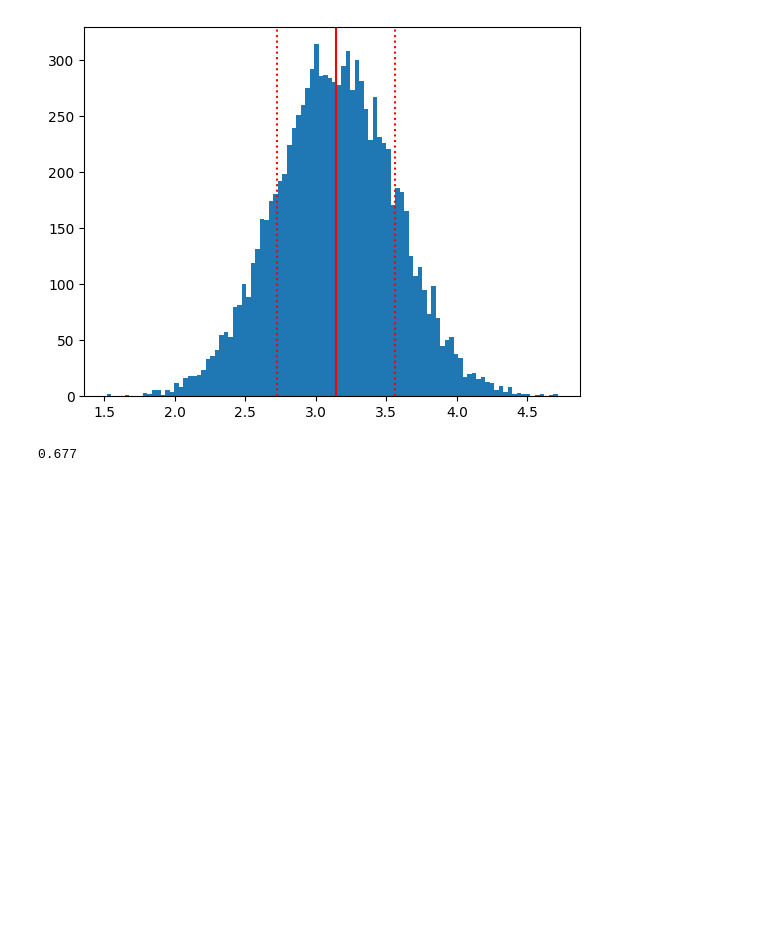
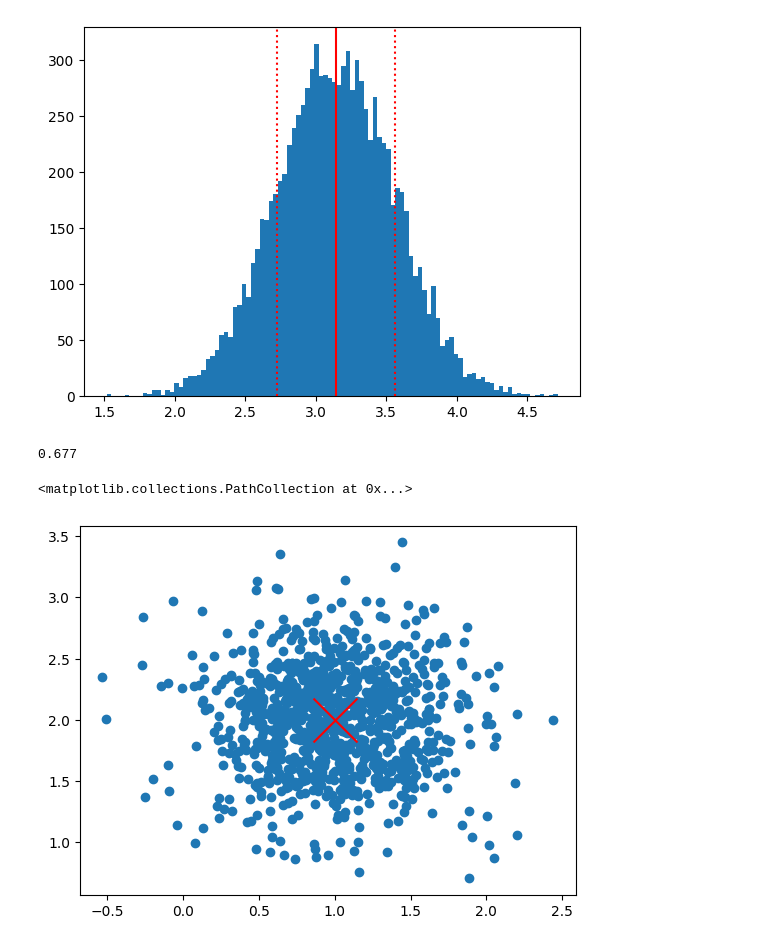
Before and after one commit to amansingh202/Machine-Learning, a Jupyter notebook: Deep_Learning/dl1.ipynb, the cells around one changed output. Saved outputs shown, nothing was run; the diff lists cells and outputs as text; code cells hidden in the pictures; blank space fills up the shorter version.

Commit message:
scatter plot

```diff
--- a/Deep_Learning/dl1.ipynb
+++ b/Deep_Learning/dl1.ipynb
@@ -24,3 +24,14 @@ plt.show()
 np.sum(((x-mu) < sigma)*((x-mu)>-sigma))/N
 # %% [output]
 0.677
+# %%
+N = 1000
+mu = np.array([1,2])
+sigma = 0.42
+# %%
+x = sigma*np.random.randn(N,2) + mu
+plt.scatter(x[:,0],x[:,1])
+plt.scatter(mu[0], mu[1], marker='x', color='red', s=1000)
+# %% [output]
+<matplotlib.collections.PathCollection at 0x...>
+[figure, added]
```
